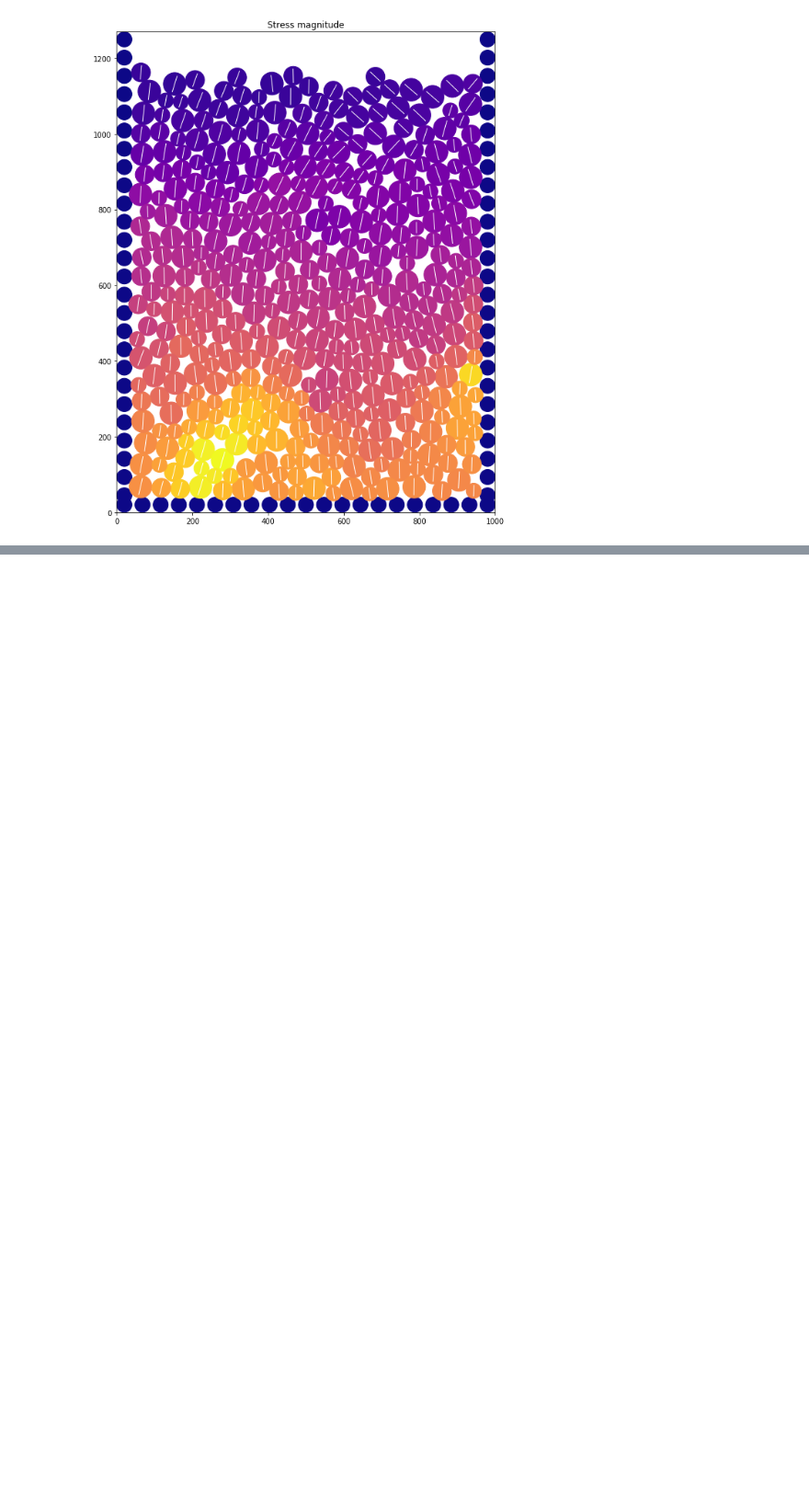
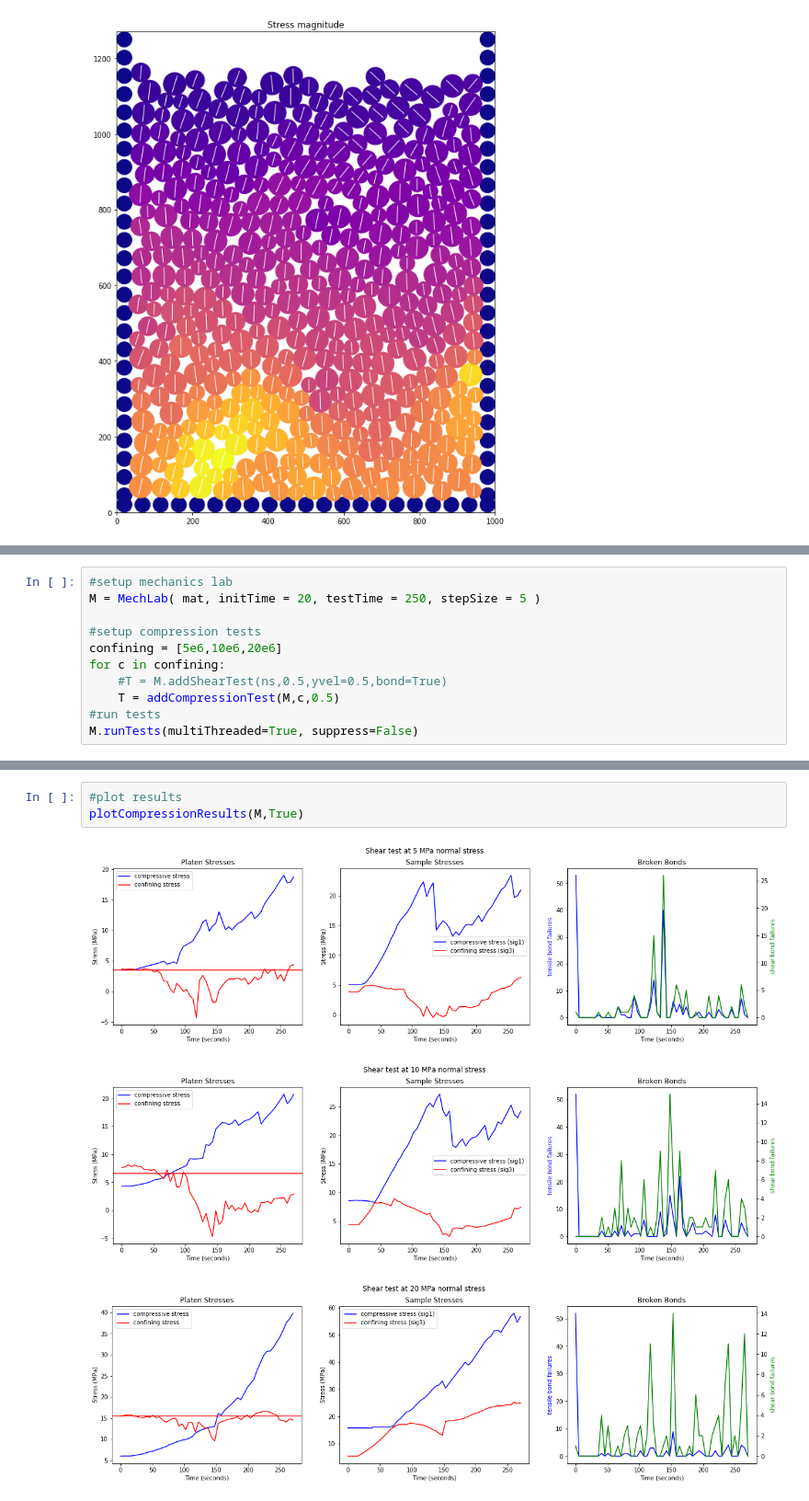
Before and after one commit to samthiele/ricepaper, a Jupyter notebook: test_notebooks/3 - Materials.ipynb, the cells around one changed output, grey strips where cells are left out. Shown at 92% size. Saved outputs shown, nothing was run; the diff lists cells and outputs as text; blank space fills up the shorter version.

```diff
--- a/test_notebooks/3 - Materials.ipynb
+++ b/test_notebooks/3 - Materials.ipynb
@@ -198,0 +306,11 @@ M2[-1].plotUnbalanced(0.1)
+# %%
+#setup mechanics lab
+M = MechLab( mat, initTime = 20, testTime = 250, stepSize = 5 )
+
+#setup compression tests
+confining = [5e6,10e6,20e6]
+for c in confining:
+    #T = M.addShearTest(ns,0.5,yvel=0.5,bond=True)
+    T = addCompressionTest(M,c,0.5)
+#run tests
+M.runTests(multiThreaded=True, suppress=False)
@@ -198,0 +324,7 @@ M2[-1].plotUnbalanced(0.1)
+# %%
+#plot results
+plotCompressionResults(M,True)
+# %% [output]
+[figure, added]
+[figure, added]
+[figure, added]
```
Also changed, not shown: parts of 16 cells of this notebook, 6 other files.
